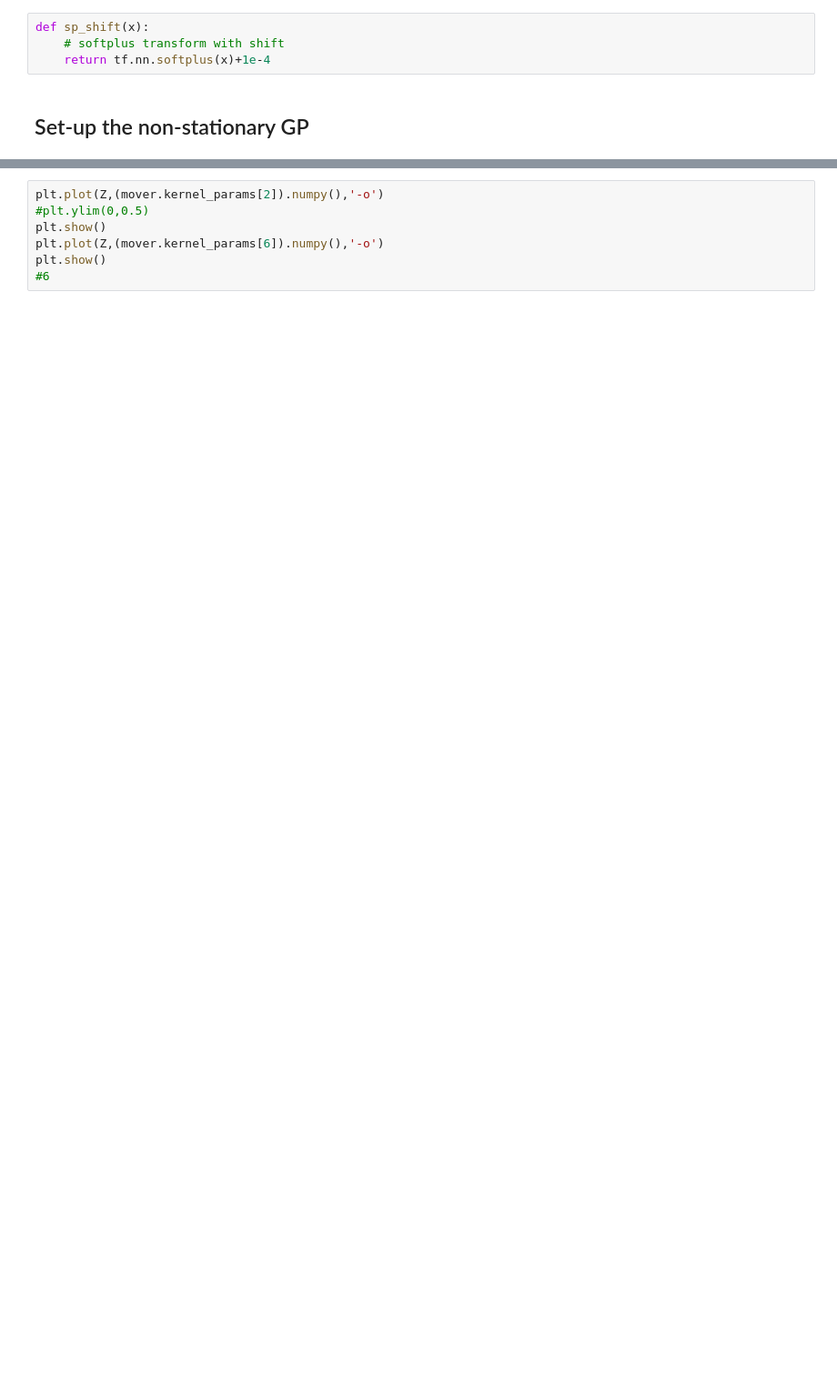
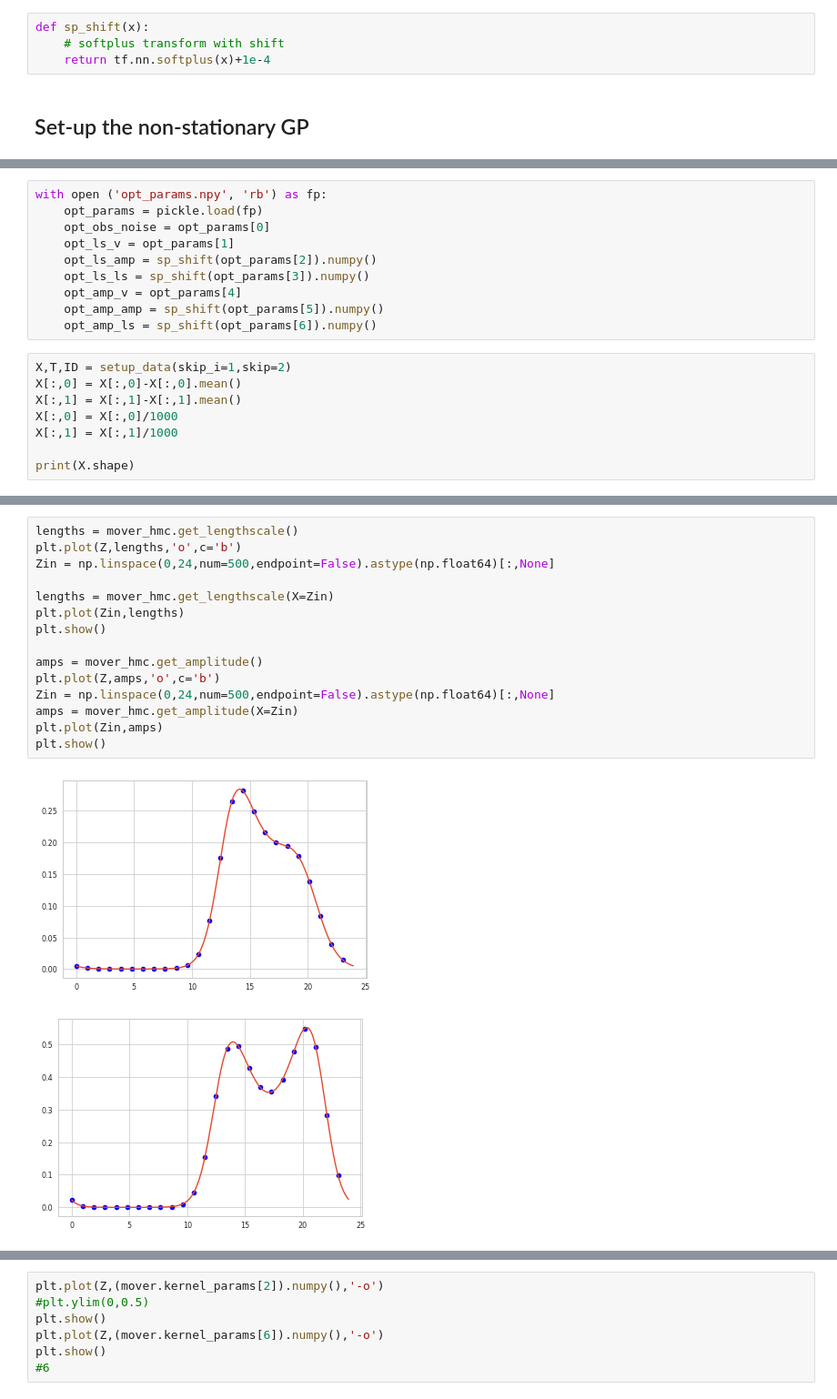
Before and after one commit to ctorney/moveNSGP, a Jupyter notebook: fitSheep.ipynb, the cells around one changed output, grey strips where cells are left out. Shown at 91% size. Drawn from its saved outputs; the diff is of its cells as text; blank space fills up the shorter version.

```diff
--- a/fitSheep.ipynb
+++ b/fitSheep.ipynb
@@ -205,0 +200,18 @@ plt.show()
+# %%
+with open ('opt_params.npy', 'rb') as fp:
+    opt_params = pickle.load(fp)
+    opt_obs_noise = opt_params[0]
+    opt_ls_v = opt_params[1]
+    opt_ls_amp = sp_shift(opt_params[2]).numpy()
+    opt_ls_ls = sp_shift(opt_params[3]).numpy()
+    opt_amp_v = opt_params[4]
+    opt_amp_amp = sp_shift(opt_params[5]).numpy()
+    opt_amp_ls = sp_shift(opt_params[6]).numpy()
+# %%
+X,T,ID = setup_data(skip_i=1,skip=2)
+X[:,0] = X[:,0]-X[:,0].mean()
+X[:,1] = X[:,1]-X[:,1].mean()
+X[:,0] = X[:,0]/1000
+X[:,1] = X[:,1]/1000
+
+print(X.shape)
@@ -205,0 +291,18 @@ plt.show()
+# %%
+lengths = mover_hmc.get_lengthscale()
+plt.plot(Z,lengths,'o',c='b')
+Zin = np.linspace(0,24,num=500,endpoint=False).astype(np.float64)[:,None]
+
+lengths = mover_hmc.get_lengthscale(X=Zin)
+plt.plot(Zin,lengths)
+plt.show()
+
+amps = mover_hmc.get_amplitude()
+plt.plot(Z,amps,'o',c='b')
+Zin = np.linspace(0,24,num=500,endpoint=False).astype(np.float64)[:,None]
+amps = mover_hmc.get_amplitude(X=Zin)
+plt.plot(Zin,amps)
+plt.show()
+# %% [output]
+[figure, added]
+[figure, added]
```
Also changed, not shown: parts of 130 cells of this notebook.
